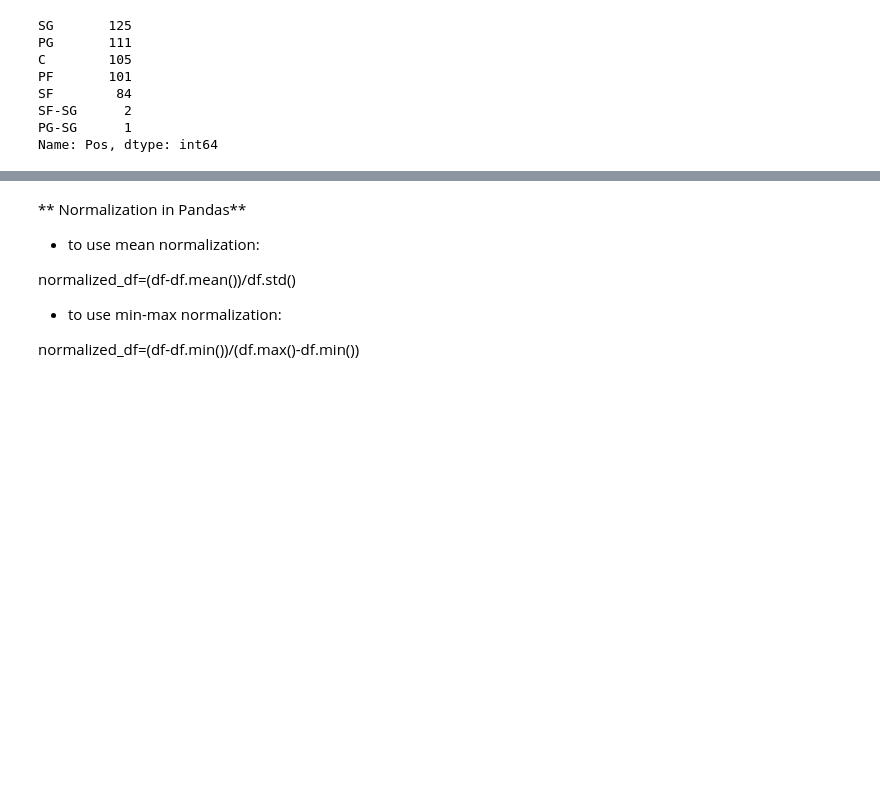
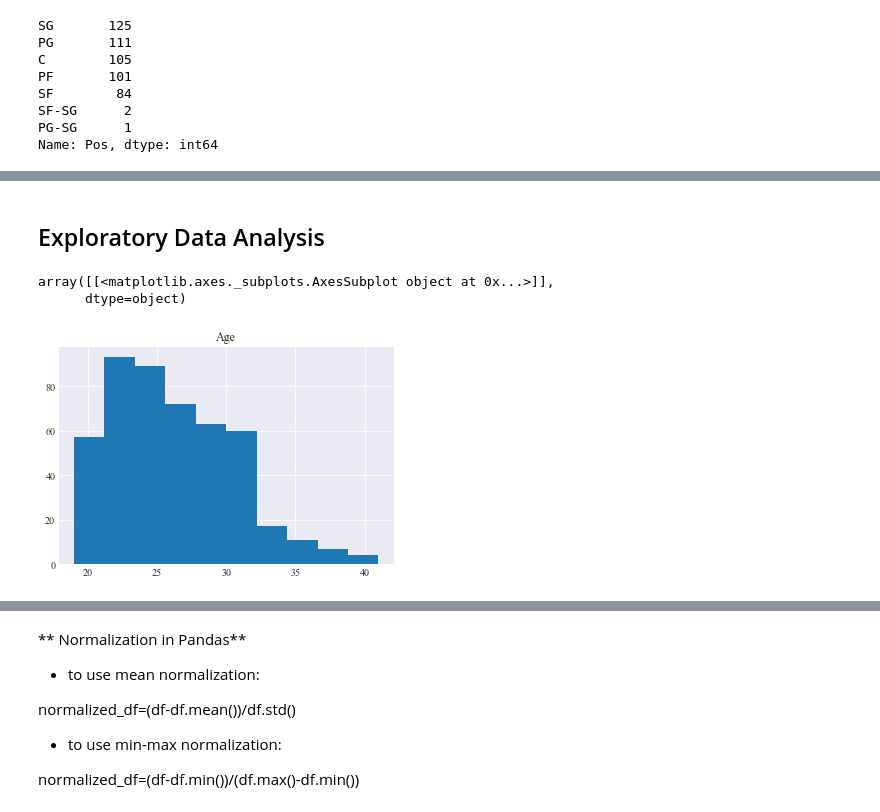
Before and after one commit to zjohnwei/nba-players-stats, a Jupyter notebook: nba-players-stats-part-1-exploratory-data-analysis.ipynb, the cells around one changed output, grey strips where cells are left out. Saved outputs shown, nothing was run; the diff lists cells and outputs as text; code cells hidden in the pictures; blank space fills up the shorter version.

Commit message:
clean the data, check data collinearity issue

```diff
--- a/nba-players-stats-part-1-exploratory-data-analysis.ipynb
+++ b/nba-players-stats-part-1-exploratory-data-analysis.ipynb
@@ -178,7 +184,7 @@ print(data_players)
 [540 rows x 30 columns]
 # %%
 # we will drop the "Tm" (Team) column, since "Tm" = "TOT" doesn't apply for players who played for multiple teams
-# ""
-data_players = data_players.drop(['Tm'], axis=1)
+# we will also drop the "Rk" column
+data_players = data_players.drop(['Rk', 'Tm'], axis=1)
 print(data_players)
 # %% [output]
@@ -270,0 +259,6 @@ data_players.shape
+# %%
+# we'd better consider players who have played more than 8 games through the season(82 * 10%), total 82 games.
+print(len(data_players[data_players['G']<= 8]))
+players_below_8games = data_players[data_players['G']<= 8]
+players_above_8games =  data_players[data_players['G']> 8]
+players_above_8games['Pos'].value_counts()
@@ -270,0 +348,2 @@ data_players.shape
+# %% [markdown]
+## Exploratory Data Analysis
@@ -270,0 +352,6 @@ data_players.shape
+# %%
+players_above_8games.hist(column='Age')
+# %% [output]
+array([[<matplotlib.axes._subplots.AxesSubplot object at 0x...>]],
+      dtype=object)
+[figure, added]
```
Also changed, not shown: parts of 19 cells of this notebook.
